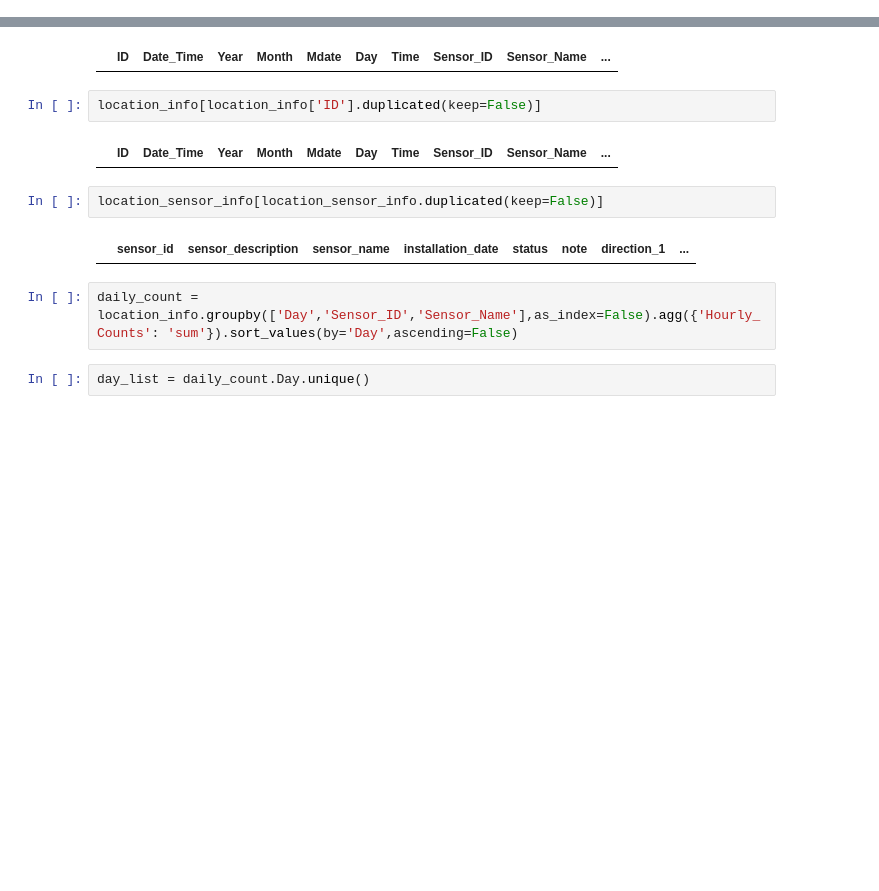
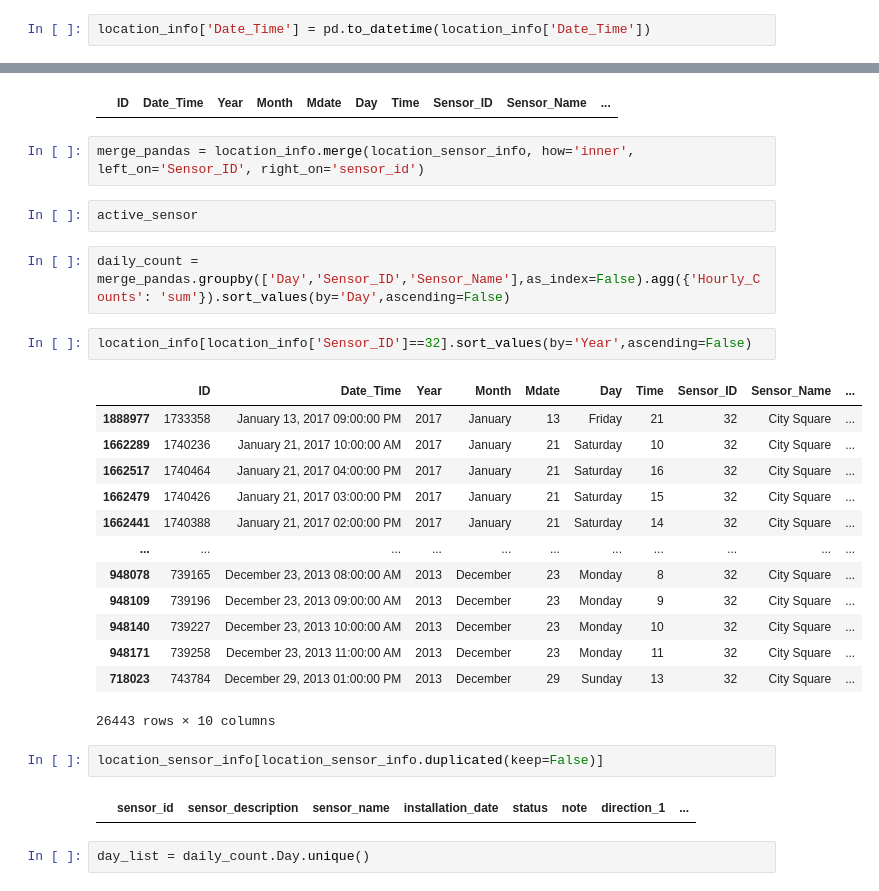
Before and after one commit to thanaboonmu/pedestrian_analysis, a Jupyter notebook: analysis.ipynb, the cells around one changed output, grey strips where cells are left out. Saved outputs shown, nothing was run; the diff lists cells and outputs as text; blank space fills up the shorter version.

```diff
--- a/analysis.ipynb
+++ b/analysis.ipynb
@@ -13,4 +13,6 @@ Archive:  csv/Sensor_location.zip
 # %%
 location_info = pd.read_csv('csv/Pedestrian_Counting_System_-_Monthly__counts_per_hour_.csv')
 location_sensor_info = pd.read_csv('csv/Pedestrian_Counting_System_-_Sensor_Locations.csv')
+# %%
+location_info['Date_Time'] = pd.to_datetime(location_info['Date_Time'])
 # %%
@@ -49,16 +55,32 @@ location_sensor_info
 location_info[location_info.duplicated(keep=False)]
 # %% [output]
 |  | ID | Date_Time | Year | Month | Mdate | Day | Time | Sensor_ID | Sensor_Name | ... |
-# %%
-location_info[location_info['ID'].duplicated(keep=False)]
-# %% [output]
-|  | ID | Date_Time | Year | Month | Mdate | Day | Time | Sensor_ID | Sensor_Name | ... |
+# %%
+merge_pandas = location_info.merge(location_sensor_info, how='inner', left_on='Sensor_ID', right_on='sensor_id')
+# %%
+active_sensor
+# %%
+daily_count = merge_pandas.groupby(['Day','Sensor_ID','Sensor_Name'],as_index=False).agg({'Hourly_Counts': 'sum'}).sort_values(by='Day',ascending=False)
+# %%
+location_info[location_info['Sensor_ID']==32].sort_values(by='Year',ascending=False)
+# %% [output]
+|  | ID | Date_Time | Year | Month | Mdate | Day | Time | Sensor_ID | Sensor_Name | ... |
+| 1888977 | 1733358 | January 13, 2017 09:00:00 PM | 2017 | January | 13 | Friday | 21 | 32 | City Square | ... |
+| 1662289 | 1740236 | January 21, 2017 10:00:00 AM | 2017 | January | 21 | Saturday | 10 | 32 | City Square | ... |
+| 1662517 | 1740464 | January 21, 2017 04:00:00 PM | 2017 | January | 21 | Saturday | 16 | 32 | City Square | ... |
+| 1662479 | 1740426 | January 21, 2017 03:00:00 PM | 2017 | January | 21 | Saturday | 15 | 32 | City Square | ... |
+| 1662441 | 1740388 | January 21, 2017 02:00:00 PM | 2017 | January | 21 | Saturday | 14 | 32 | City Square | ... |
+| ... | ... | ... | ... | ... | ... | ... | ... | ... | ... | ... |
+| 948078 | 739165 | December 23, 2013 08:00:00 AM | 2013 | December | 23 | Monday | 8 | 32 | City Square | ... |
+| 948109 | 739196 | December 23, 2013 09:00:00 AM | 2013 | December | 23 | Monday | 9 | 32 | City Square | ... |
+| 948140 | 739227 | December 23, 2013 10:00:00 AM | 2013 | December | 23 | Monday | 10 | 32 | City Square | ... |
+| 948171 | 739258 | December 23, 2013 11:00:00 AM | 2013 | December | 23 | Monday | 11 | 32 | City Square | ... |
+| 718023 | 743784 | December 29, 2013 01:00:00 PM | 2013 | December | 29 | Sunday | 13 | 32 | City Square | ... |
+26443 rows × 10 columns
 # %%
 location_sensor_info[location_sensor_info.duplicated(keep=False)]
 # %% [output]
 |  | sensor_id | sensor_description | sensor_name | installation_date | status | note | direction_1 | ... |
-# %%
-daily_count = location_info.groupby(['Day','Sensor_ID','Sensor_Name'],as_index=False).agg({'Hourly_Counts': 'sum'}).sort_values(by='Day',ascending=False)
 # %%
 day_list = daily_count.Day.unique()
 # %%
```
Also changed, not shown: parts of 14 cells of this notebook, 2 other files.
